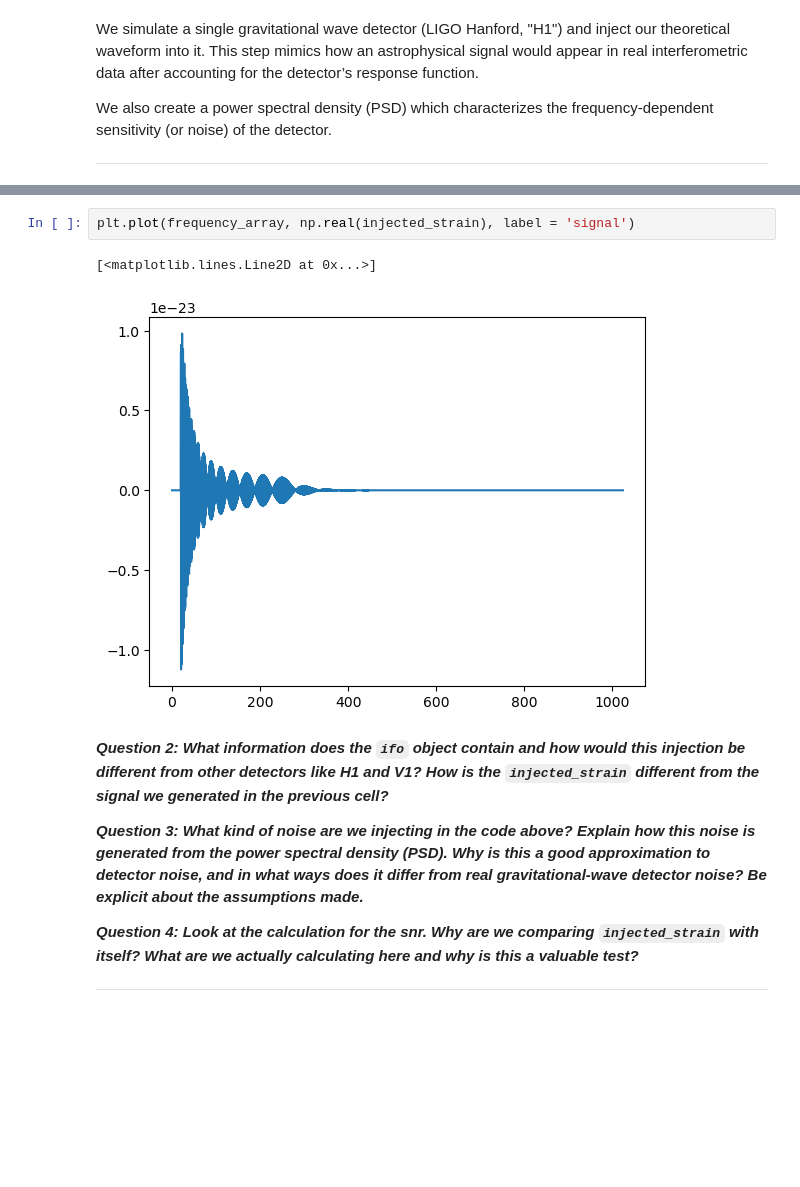
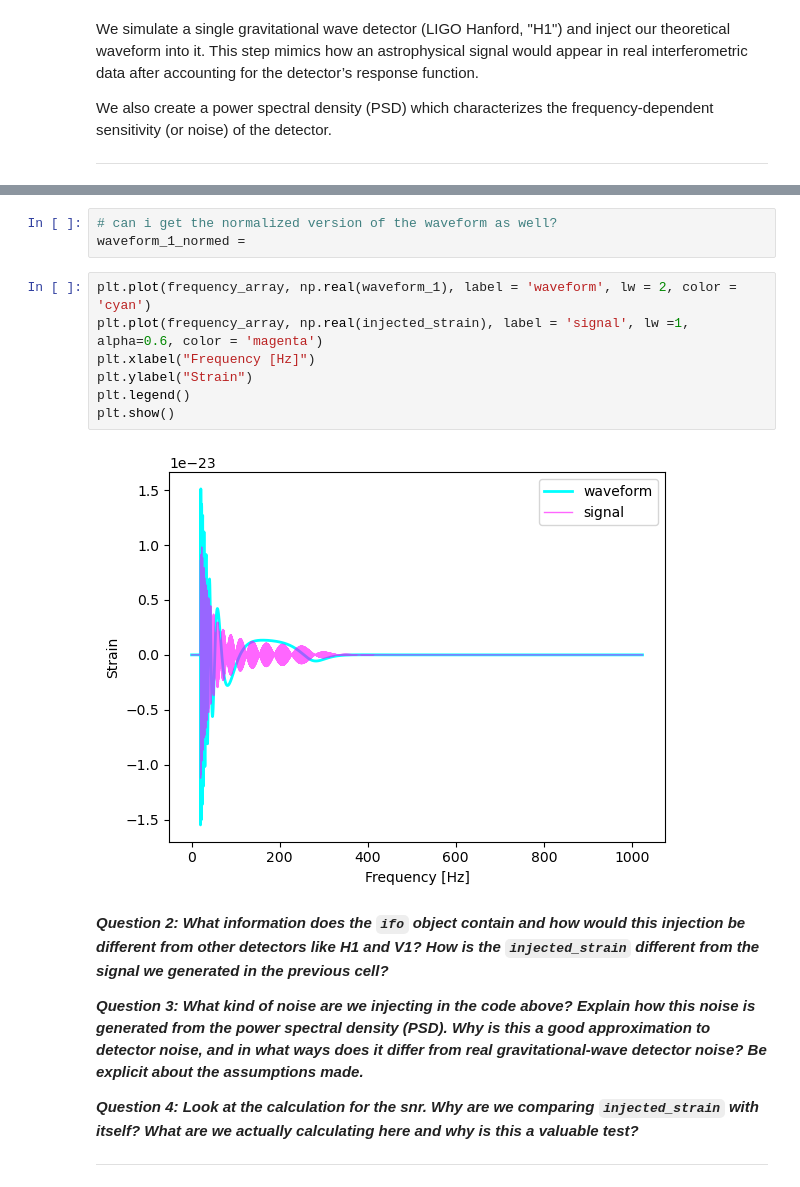
Before and after one commit to lea-y01/GWs_projects, a Jupyter notebook: Data_Analysis/ExampleNotebook_DataAnalysis.ipynb, the cells around one changed output, grey strips where cells are left out. Saved outputs shown, nothing was run; the diff lists cells and outputs as text; blank space fills up the shorter version.

```diff
--- a/Data_Analysis/ExampleNotebook_DataAnalysis.ipynb
+++ b/Data_Analysis/ExampleNotebook_DataAnalysis.ipynb
@@ -247,8 +264,15 @@ plt.show()
-# %%
-plt.plot(frequency_array, np.real(injected_strain), label = 'signal')
-# %% [output]
-[<matplotlib.lines.Line2D at 0x...>]
-[figure, removed]
+# %%
+# can i get the normalized version of the waveform as well?
+waveform_1_normed =
+# %%
+plt.plot(frequency_array, np.real(waveform_1), label = 'waveform', lw = 2, color = 'cyan')
+plt.plot(frequency_array, np.real(injected_strain), label = 'signal', lw =1, alpha=0.6, color = 'magenta')
+plt.xlabel("Frequency [Hz]")
+plt.ylabel("Strain")
+plt.legend()
+plt.show()
+# %% [output]
+[figure, added]
 # %% [markdown]
 ***Question 2: What information does the `ifo` object contain and how would this injection be different from other detectors like H1 and V1? How is the `injected_strain` different from the signal we generated in the previous cell?***
 
```
Also changed, not shown: parts of 6 cells of this notebook.
